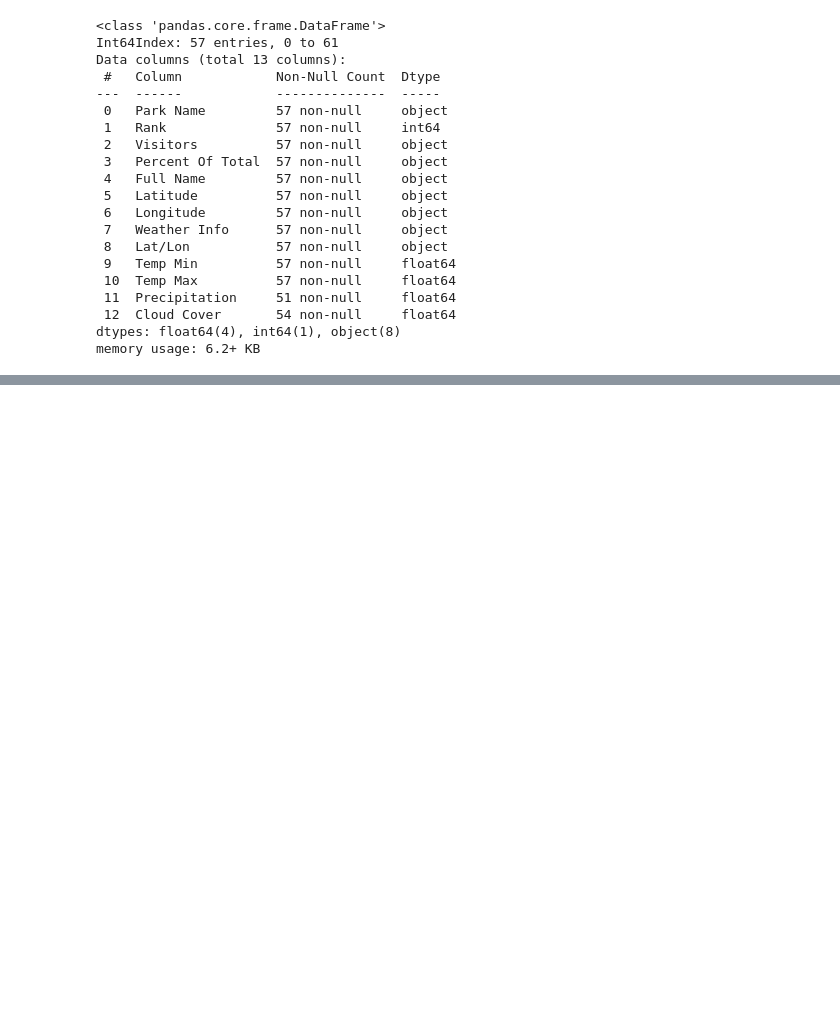
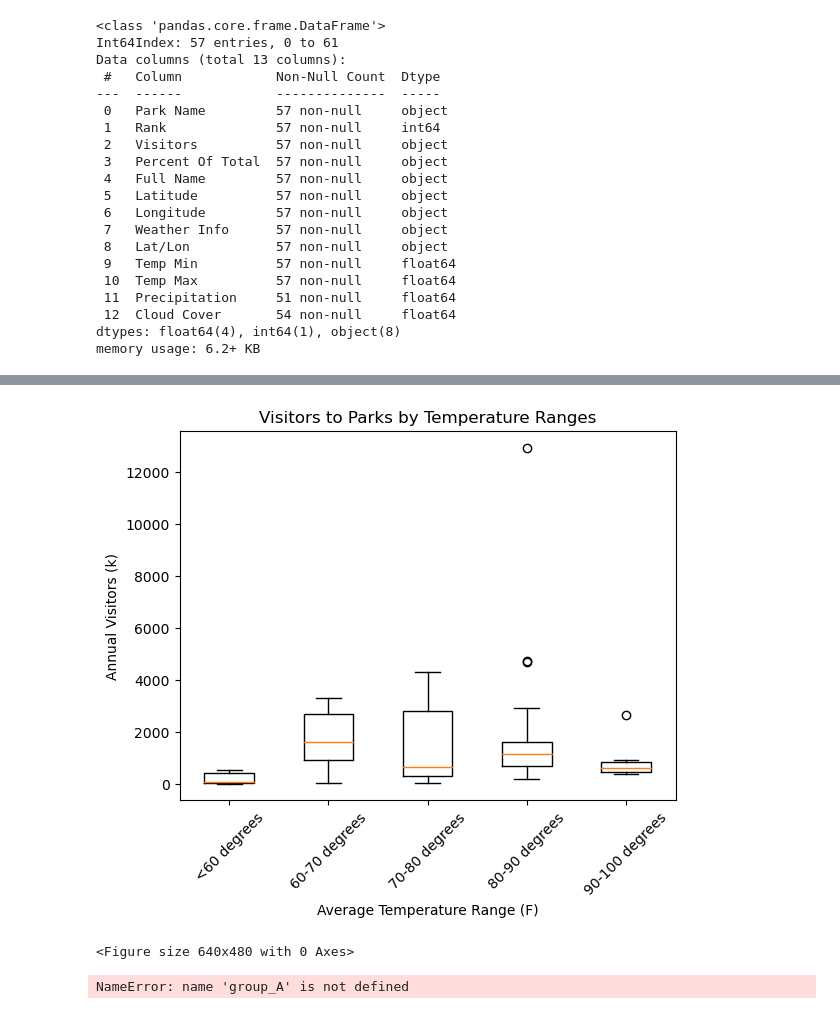
Before and after one commit to JessicaRBailey/Group_CA, a Jupyter notebook: Park_weather/weather.ipynb, the cells around one changed output, grey strips where cells are left out. Saved outputs shown, nothing was run; the diff lists cells and outputs as text; code cells hidden in the pictures; blank space fills up the shorter version.

```diff
--- a/Park_weather/weather.ipynb
+++ b/Park_weather/weather.ipynb
@@ -326,6 +427,8 @@ TypeError: 'str' object is not callable
 # %%
 # Put parks in bins by avg maxtemp ranges
 park_bins = clean_weather_data.copy()
+park_bins["Visitors"] = park_bins["Visitors"].str.replace(",", "").astype(int)
+park_bins["Visitors (k)"] = park_bins["Visitors"] / 1000
 bins = [0, 60, 70, 80, 90, 100]
 labels = ['<60 degrees', '60-70 degrees', '70-80 degrees', '80-90 degrees', '90-100 degrees']
 park_bins['Avg Temp Range'] = pd.cut(x = park_bins['Temp Max'], bins = bins, labels = labels, include_lowest = True)
@@ -353,3 +456,62 @@ park_bins
+# %%
+#Create a box plot with temperature range bins.
+
+temp_ranges = ['<60 degrees', '60-70 degrees', '70-80 degrees', '80-90 degrees', '90-100 degrees']
+
+# Create empty list to fill with grouped visitor data
+visitors_by_range = []
+
+# create list of visitors for each temperature range.
+for temp in temp_ranges:
+    range_group = park_bins.loc[park_bins["Avg Temp Range"] == temp, "Visitors (k)"]
+    visitors_by_range.append(range_group)
+    quartiles = range_group.quantile([.25,.5,.75])
+    lowerq = quartiles[0.25]
+    upperq = quartiles[0.75]
+    iqr = upperq-lowerq
+    lower_bound = lowerq - (1.5*iqr)
+    upper_bound = upperq + (1.5*iqr)
+
+plt.boxplot(visitors_by_range, labels = temp_ranges)
+plt.xticks(rotation = 45)
+plt.title("Visitors to Parks by Temperature Ranges")
+plt.xlabel("Average Temperature Range (F)")
+plt.ylabel("Annual Visitors (k)")
+plt.show()
+plt.savefig('Temperature_Range_Box_Plot.png', dpi=200, transparent=True) #dpi:  Higher number increases quality of picture AND size of file.  100 is default, 200 is double. Transparent applies to whether the background is clear or white.
+# %% [output]
+[figure, added]
+<Figure size 640x480 with 0 Axes>
+# %%
+#print(visitors_by_range)
+# Statistical Testing
+# GPTChat suggested that the best statistical test for numerical data in 5 categories is the Kruskal-Wallis test.
+# The next code is how ChatGPT recommended splitting visitors_by_range (the list of series of visitors by temperature range bins) into 5 separate lists to use for the test.
+import string
+
+series_list = visitors_by_range  # Replace with your list of series
+
+group_dict = {}
+groups = string.ascii_uppercase[:len(series_list)]  # A, B, C, D, E
+
+for group, series in zip(groups, series_list):
+    group_dict[group] = series.tolist()
+
+# # Print the grouped data
+# for group, values in group_dict.items():
+#     print(f"Group {group}: {values}")
+
+# # Assuming you have five groups: A, B, C, D, E
+# group_A = [...]  # List of values in group A
+# group_B = [...]  # List of values in group B
+# group_C = [...]  # List of values in group C
+# group_D = [...]  # List of values in group D
+# group_E = [...]  # List of values in group E
+
+# Perform Kruskal-Wallis test
+statistic, p_value = st.kruskal(group_A, group_B, group_C, group_D, group_E)
+# %% [output]
+NameError: name 'group_A' is not defined
 # %%
 # What conclusions can I draw?  What visuals best tell this story?
 # %%
```
Also changed, not shown: parts of 8 cells of this notebook, 2 other files.
